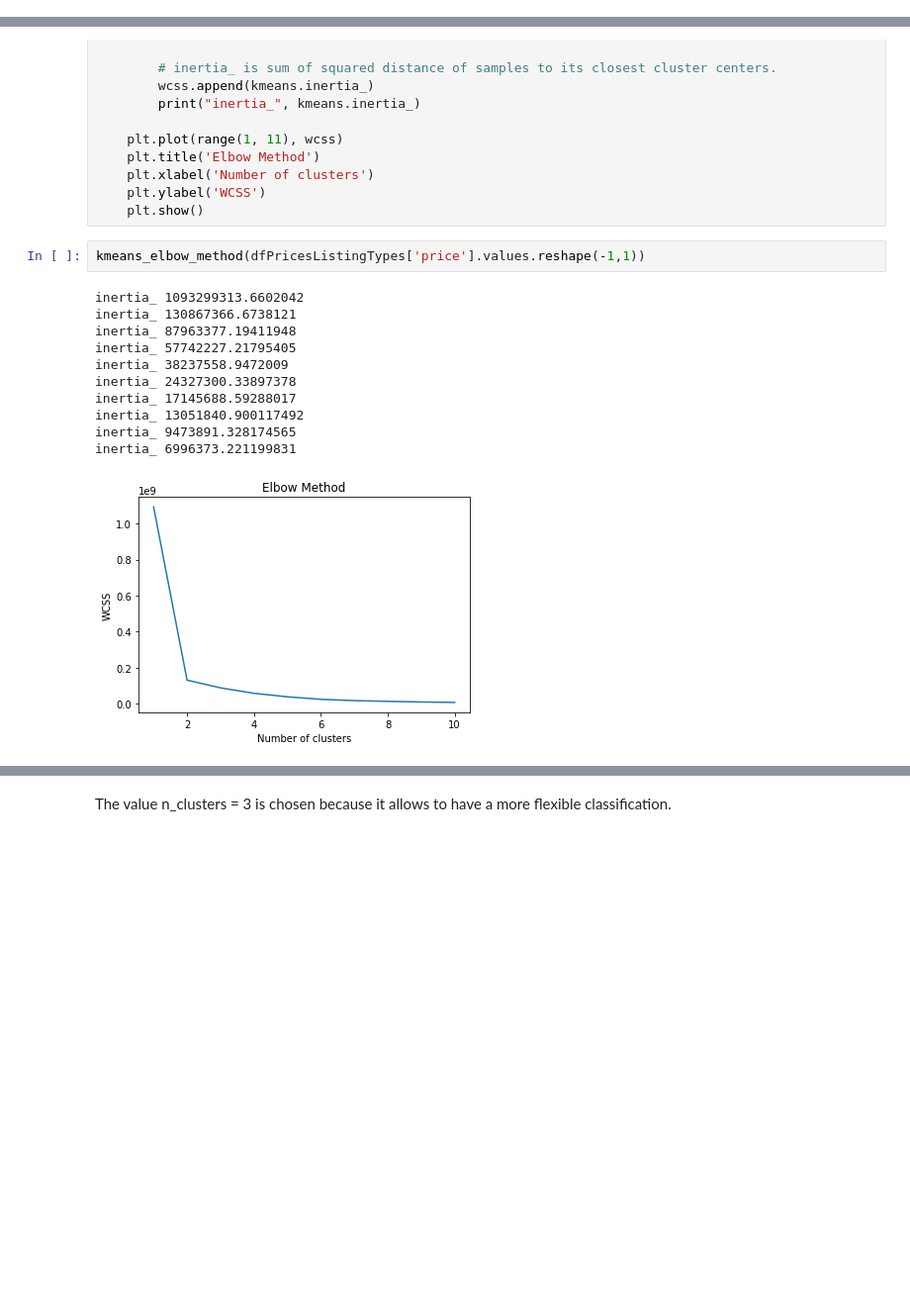
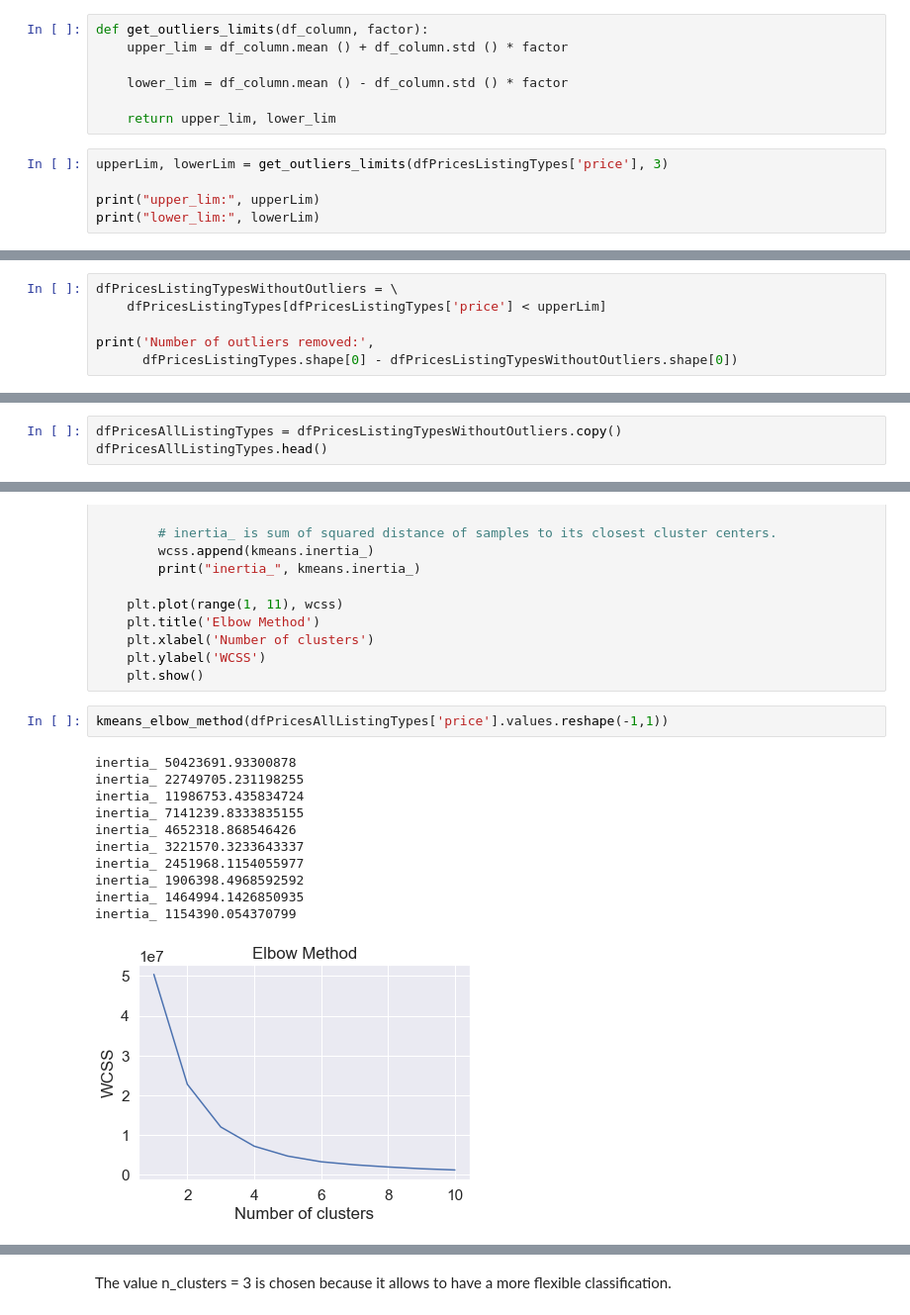
Before and after one commit to lorenzolaino/airbnb-sentiment, a Jupyter notebook: correlation_analysis.ipynb, the cells around one changed output, grey strips where cells are left out. Shown at 99% size. Drawn from its saved outputs; the diff is of its cells as text; blank space fills up the shorter version.

Commit message:
Outliers analysis with both mean+std and percentiles added

```diff
--- a/correlation_analysis.ipynb
+++ b/correlation_analysis.ipynb
@@ -626,0 +646,12 @@ memory usage: 1.4 MB
+# %%
+def get_outliers_limits(df_column, factor):
+    upper_lim = df_column.mean () + df_column.std () * factor
+
+    lower_lim = df_column.mean () - df_column.std () * factor
+
+    return upper_lim, lower_lim
+# %%
+upperLim, lowerLim = get_outliers_limits(dfPricesListingTypes['price'], 3)
+
+print("upper_lim:", upperLim)
+print("lower_lim:", lowerLim)
@@ -626,0 +664,6 @@ memory usage: 1.4 MB
+# %%
+dfPricesListingTypesWithoutOutliers = \
+    dfPricesListingTypes[dfPricesListingTypes['price'] < upperLim]
+
+print('Number of outliers removed:',
+      dfPricesListingTypes.shape[0] - dfPricesListingTypesWithoutOutliers.shape[0])
@@ -710,0 +761,3 @@ plot_regression_error(linearRegressionNumerical, trainX, trainY, testX, testY)
+# %%
+dfPricesAllListingTypes = dfPricesListingTypesWithoutOutliers.copy()
+dfPricesAllListingTypes.head()
@@ -775,18 +842,18 @@ def kmeans_elbow_method(vectors):
     plt.ylabel('WCSS')
     plt.show()
 # %%
-kmeans_elbow_method(dfPricesListingTypes['price'].values.reshape(-1,1))
+kmeans_elbow_method(dfPricesAllListingTypes['price'].values.reshape(-1,1))
 # %% [output]
-inertia_ 1093299313.6602042
-inertia_ 130867366.6738121
-inertia_ 87963377.19411948
-inertia_ 57742227.21795405
-inertia_ 38237558.9472009
-inertia_ 24327300.33897378
-inertia_ 17145688.59288017
-inertia_ 13051840.900117492
-inertia_ 9473891.328174565
-inertia_ 6996373.221199831
+inertia_ 50423691.93300878
+inertia_ 22749705.231198255
+inertia_ 11986753.435834724
+inertia_ 7141239.8333835155
+inertia_ 4652318.868546426
+inertia_ 3221570.3233643337
+inertia_ 2451968.1154055977
+inertia_ 1906398.4968592592
+inertia_ 1464994.1426850935
+inertia_ 1154390.054370799
-[figure, old version]
+[figure, new version]
 # %%
 from sklearn.metrics import silhouette_score
```
Also changed, not shown: parts of 99 cells of this notebook.
